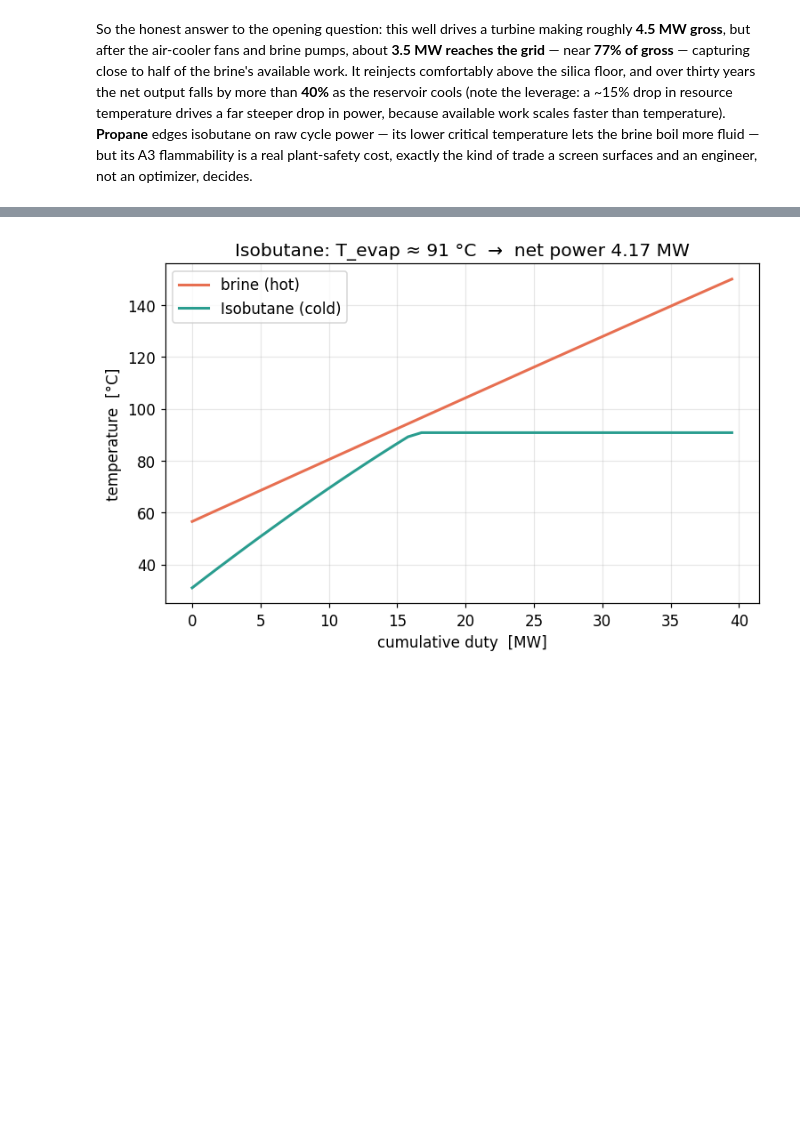
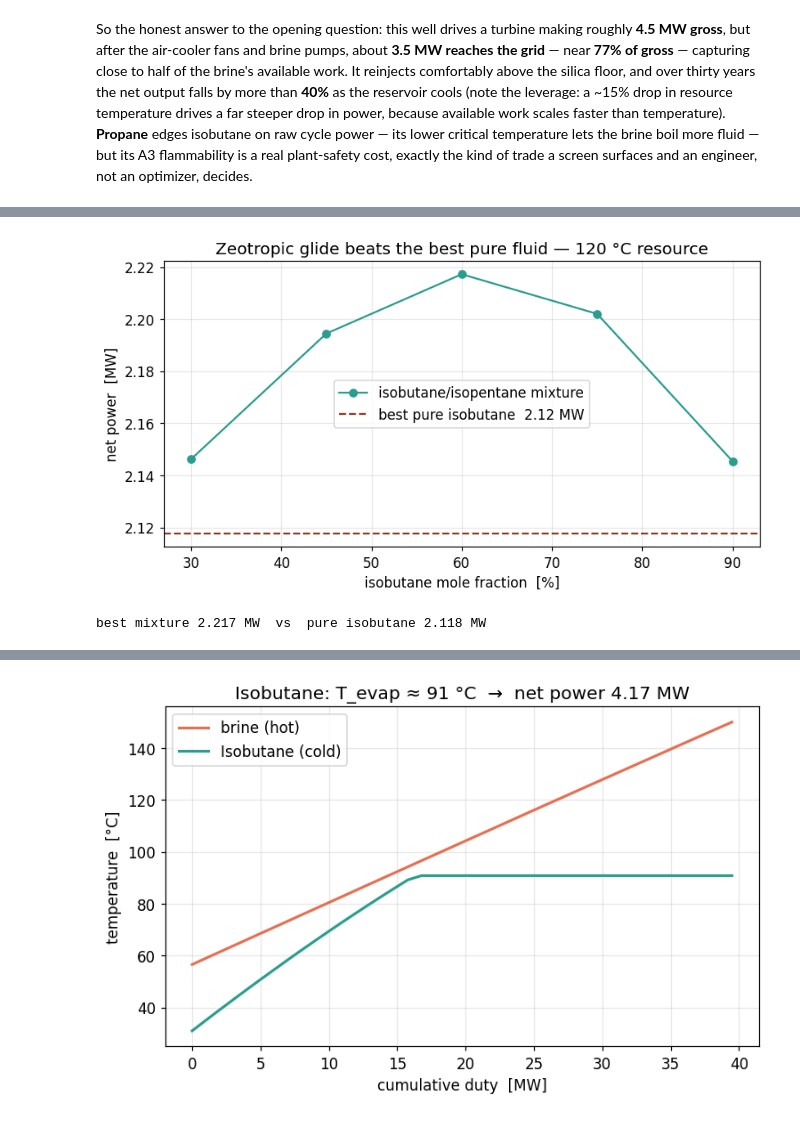
Before and after one commit to khb-git/geothermal-orc, a Jupyter notebook: notebooks/demo.ipynb, the cells around one changed output, grey strips where cells are left out. Drawn from its saved outputs; the diff is of its cells as text; code cells hidden in the pictures; blank space fills up the shorter version.

```diff
--- a/notebooks/demo.ipynb
+++ b/notebooks/demo.ipynb
@@ -756,0 +848,26 @@ not an optimizer, decides.
+# %%
+from geothermal_orc import (MixtureCycle, screen_compositions,
+                             optimize_evaporation_temperature)
+
+res120 = GeothermalResource(T_reservoir_C=120.0, mass_flow=100.0)
+fracs = [0.30, 0.45, 0.60, 0.75, 0.90]   # isobutane mole fraction
+screen = screen_compositions("Isobutane", "Isopentane", fracs, res120,
+                             T_evap_dew_C=84.0, T_cond_mean_C=30.0)
+W_mix = [s.W_net / 1e6 if s else float("nan") for s in screen]
+pure_ib = optimize_evaporation_temperature("Isobutane", res120,
+                                           T_cond_C=30.0).W_net_opt / 1e6
+
+fig, ax = plt.subplots(figsize=(7.6, 4.2))
+ax.plot([f * 100 for f in fracs], W_mix, "o-", color="#2a9d8f",
+        label="isobutane/isopentane mixture")
+ax.axhline(pure_ib, color="#8b3a1f", ls="--",
+           label=f"best pure isobutane  {pure_ib:.2f} MW")
+ax.set_xlabel("isobutane mole fraction  [%]")
+ax.set_ylabel("net power  [MW]")
+ax.set_title("Zeotropic glide beats the best pure fluid — 120 °C resource")
+ax.legend(); plt.tight_layout(); plt.show()
+print(f"best mixture {max(w for w in W_mix if w == w):.3f} MW  vs  "
+      f"pure isobutane {pure_ib:.3f} MW")
+# %% [output]
+[figure, added]
+best mixture 2.217 MW  vs  pure isobutane 2.118 MW
```
Also changed, not shown: parts of 11 cells of this notebook, 11 other files.
